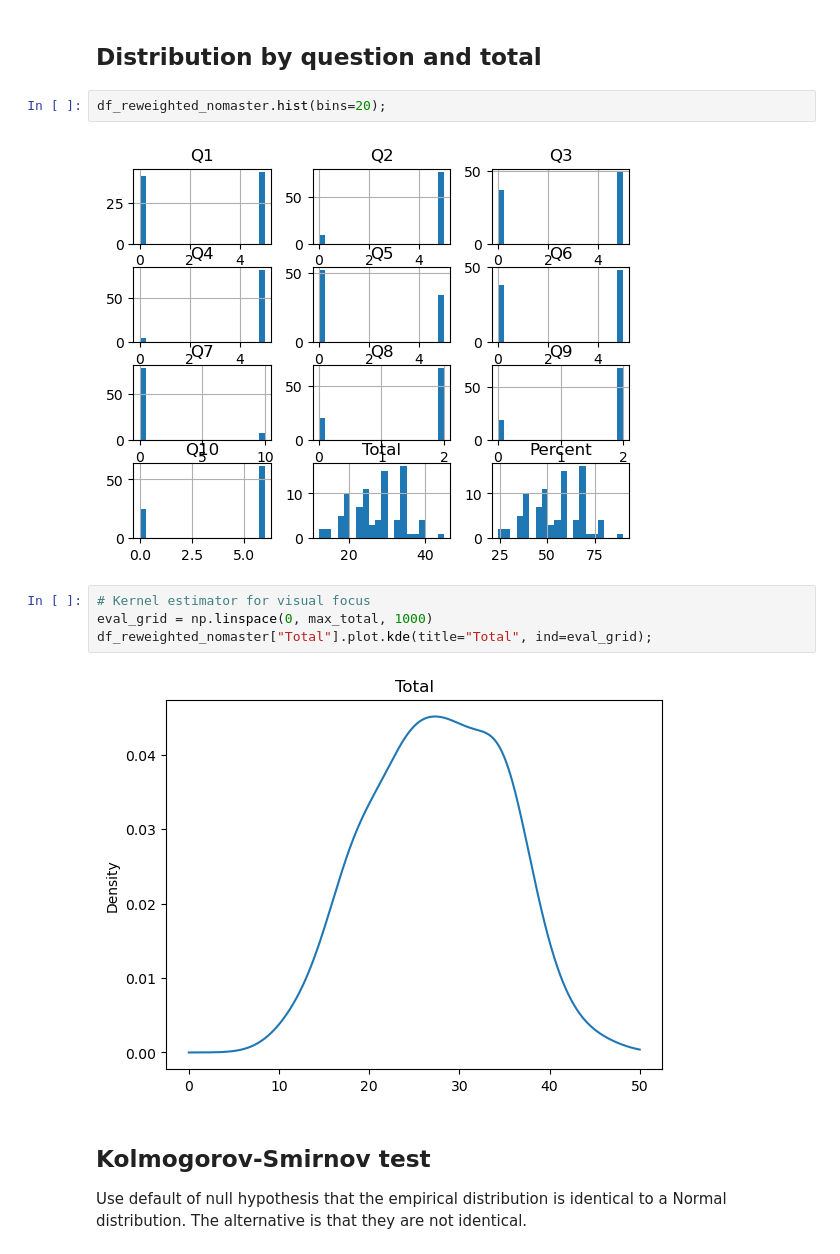
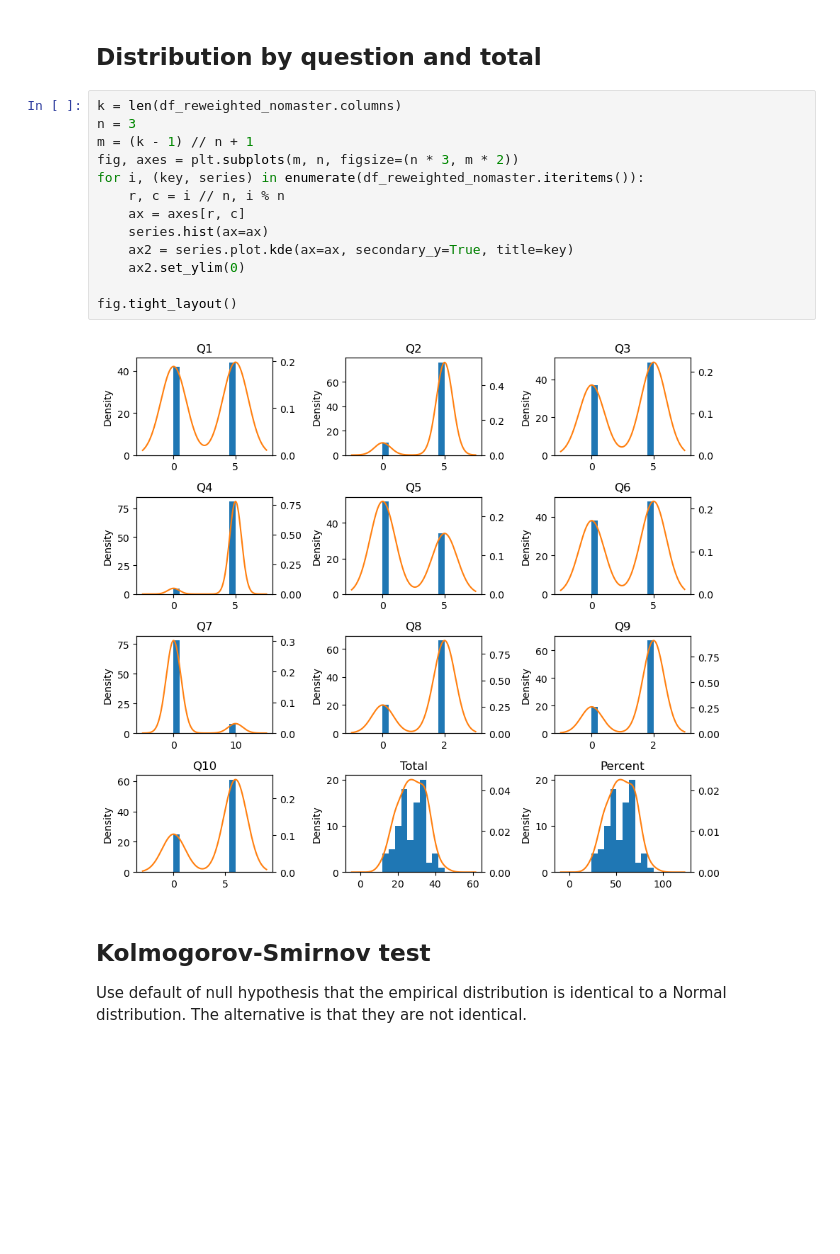
Before and after one commit to phantomachine/MCQ-final, a Jupyter notebook: MCQ-Reweighter.ipynb, the cells around one changed output. Drawn from its saved outputs; the diff is of its cells as text; blank space fills up the shorter version.

Commit message:
combine hist and kde plots

```diff
--- a/MCQ-Reweighter.ipynb
+++ b/MCQ-Reweighter.ipynb
@@ -243,16 +244,21 @@ df_stats
 df_stats.to_excel(stats_out, sheet_name="Statistics")
 # %% [markdown]
 ## Distribution by question and total
-# %%
-df_reweighted_nomaster.hist(bins=20);
-# %% [output]
-[figure, removed]
-# %%
-# Kernel estimator for visual focus
-eval_grid = np.linspace(0, max_total, 1000)
-df_reweighted_nomaster["Total"].plot.kde(title="Total", ind=eval_grid);
-# %% [output]
-[figure, removed]
+# %%
+k = len(df_reweighted_nomaster.columns)
+n = 3
+m = (k - 1) // n + 1
+fig, axes = plt.subplots(m, n, figsize=(n * 3, m * 2))
+for i, (key, series) in enumerate(df_reweighted_nomaster.iteritems()):
+    r, c = i // n, i % n
+    ax = axes[r, c]
+    series.hist(ax=ax)
+    ax2 = series.plot.kde(ax=ax, secondary_y=True, title=key)
+    ax2.set_ylim(0)
+
+fig.tight_layout()
+# %% [output]
+[figure, added]
 # %% [markdown]
 ## Kolmogorov-Smirnov test
 
```
Also changed, not shown: parts of 1 cell of this notebook, 2 other files.
